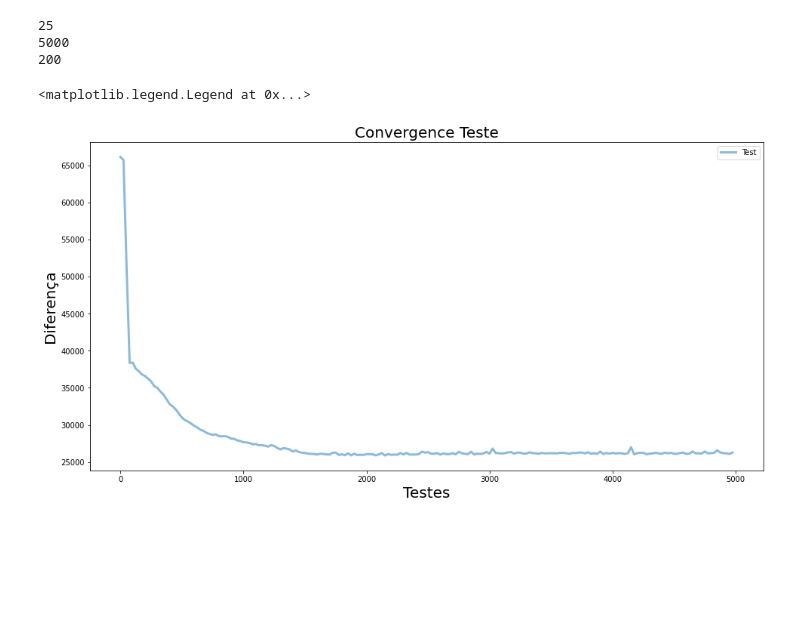
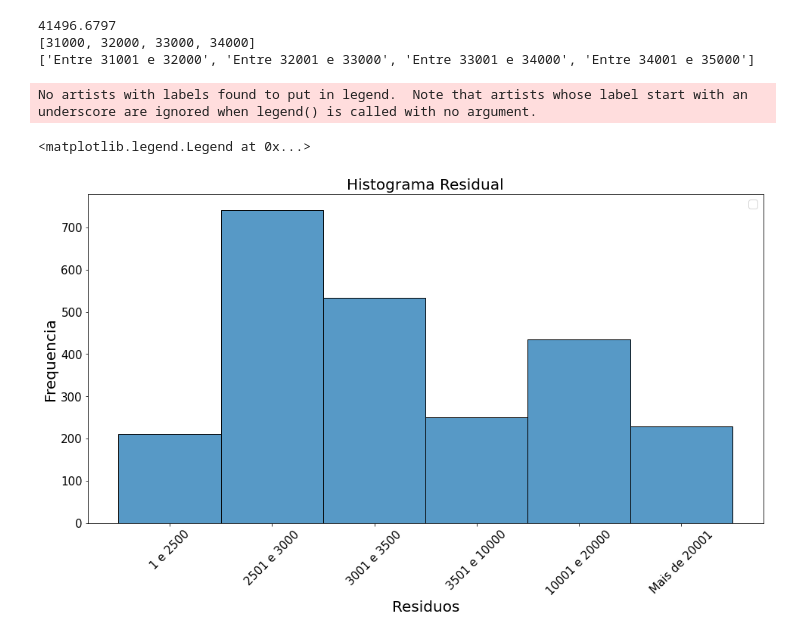
Before and after one commit to dornelles08/TCC, a Jupyter notebook: Testes/Gerar-Graficos.ipynb, the cells around one changed output. Drawn from its saved outputs; the diff is of its cells as text; code cells hidden in the pictures; blank space fills up the shorter version.

```diff
--- a/Testes/Gerar-Graficos.ipynb
+++ b/Testes/Gerar-Graficos.ipynb
@@ -26,14 +17,9 @@ dif_test.head()
 # %%
-temp = []
+dif_array = []
 for index, row in dif_train.iterrows():
-    temp.append(float(row.Loss[7:-1]))
+    dif_array.append(float(row.Loss[7:-1]))
 
-dif_train = pd.DataFrame({"Loss": temp})
-print(dif_train.head())
+for index, row in dif_test.iterrows():
+    dif_array.append(float(row.Loss[7:-1]))
 
-temp = []
-for index, row in dif_test.iterrows():
-    temp.append(float(row.Loss[7:-1]))
-
-dif_test = pd.DataFrame({"Loss": temp})
-print(dif_test.head())
+dif = pd.DataFrame({"Loss": dif_array})
@@ -82,19 +26,46 @@ plt.legend()
-# %%
-
-jump = int(len(dif_test)/200)
-print(jump)
-print(len(dif_test))
-print(len(dif_test[::jump]))
-
-plt.figure(figsize=(16, 8))
-plt.plot(dif_test[::jump], label='Test', linewidth=3, alpha=0.5)
-plt.xlabel('Testes', fontsize=20)
-plt.ylabel('Diferença', fontsize=20)
-plt.title('Convergence Teste', fontsize=20)
-plt.legend()
-# %% [output]
-25
-5000
-200
-<matplotlib.legend.Legend at 0x...>
-[figure, removed]
+# %%
+dif_array.sort(reverse=True)
+print(dif_array[0])
+x = 0
+bins = []
+labels = []
+while (True):
+    string = f"Entre {x+1} e "
+    bins.append(x)
+    if(x > dif_array[0]):
+        break
+    x += 1000
+    string += f"{x}"
+    labels.append(string)
+
+
+pd.cut(dif.Loss, bins,
+       labels=labels, include_lowest=True).value_counts()
+
+print(bins[31:35])
+print(labels[31:35])
+# %% [output]
+41496.6797
+[31000, 32000, 33000, 34000]
+['Entre 31001 e 32000', 'Entre 32001 e 33000', 'Entre 33001 e 34000', 'Entre 34001 e 35000']
+# %%
+bins = [0, 2500, 3000, 3500, 10000, 20000, 42000]
+labels = ['1 e 2500', '2501 e 3000', '3001 e 3500', '3501 e 10000', '10001 e 20000', 'Mais de 20001']
+
+dif_hist = pd.cut(dif.Loss, bins,
+                  labels=labels, include_lowest=True)
+
+plt.rc('legend', fontsize=15)
+plt.rcParams['font.size'] = '15'
+
+plt.figure(figsize=(16, 8))
+sns.histplot(data=dif_hist, binwidth=3)
+plt.xticks(rotation=45)
+plt.xlabel('Residuos', fontsize=20)
+plt.ylabel('Frequencia', fontsize=20)
+plt.title('Histograma Residual', fontsize=20)
+plt.legend()
+# %% [output]
+No artists with labels found to put in legend.  Note that artists whose label start with an underscore are ignored when legend() is called with no argument.
+<matplotlib.legend.Legend at 0x...>
+[figure, added]
```
Also changed, not shown: parts of 5 cells of this notebook, 11 other files.
